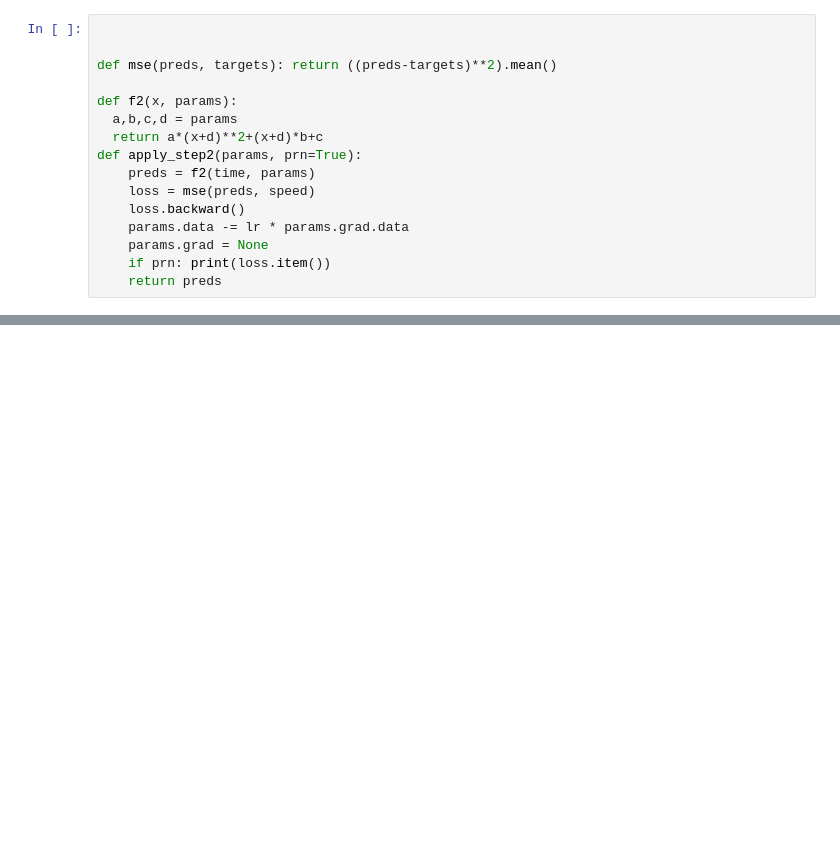
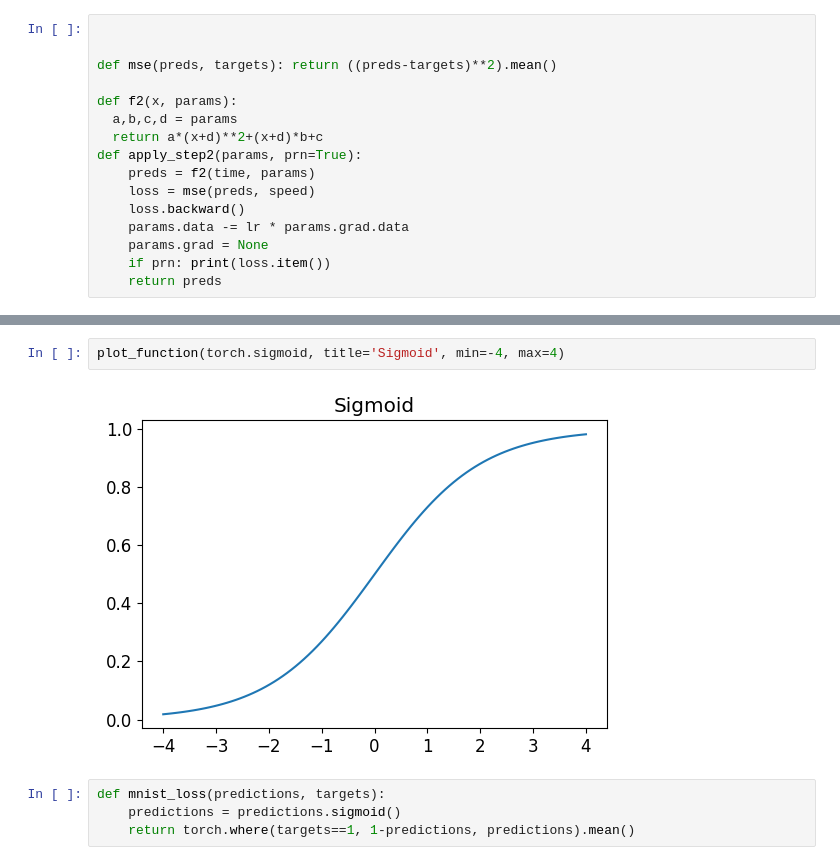
Before and after one commit to danisshai/fastai-tests, a Jupyter notebook: notebooks/mnist_basics.ipynb, the cells around one changed output, grey strips where cells are left out. Cells and saved outputs as stored; diff of their text form; blank space fills up the shorter version.

```diff
--- a/notebooks/mnist_basics.ipynb
+++ b/notebooks/mnist_basics.ipynb
@@ -314,0 +409,8 @@ for i in range(1000): apply_step2(params2)
+# %%
+plot_function(torch.sigmoid, title='Sigmoid', min=-4, max=4)
+# %% [output]
+[figure, added]
+# %%
+def mnist_loss(predictions, targets):
+    predictions = predictions.sigmoid()
+    return torch.where(targets==1, 1-predictions, predictions).mean()
```
Also changed, not shown: parts of 87 cells of this notebook.
